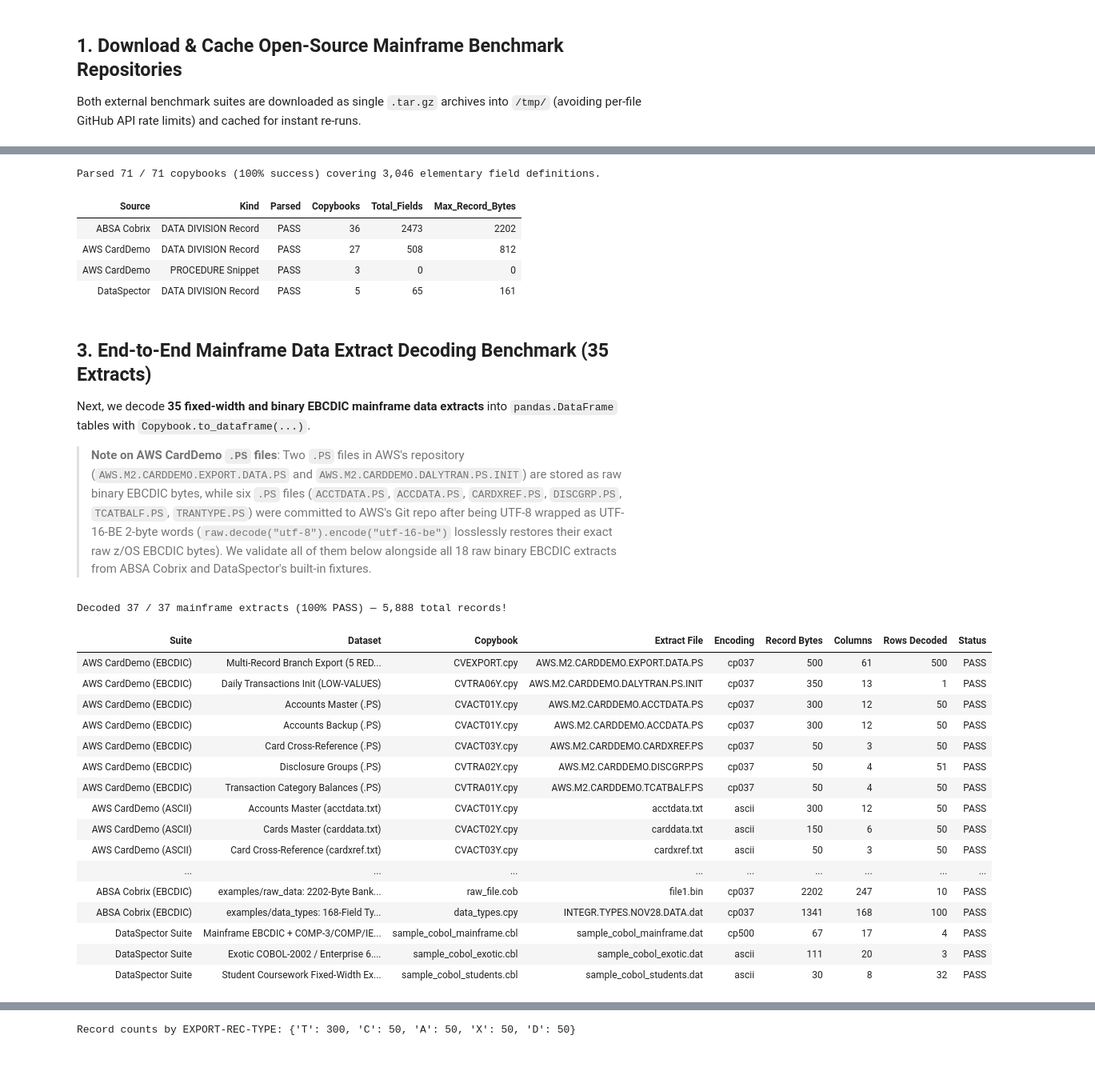
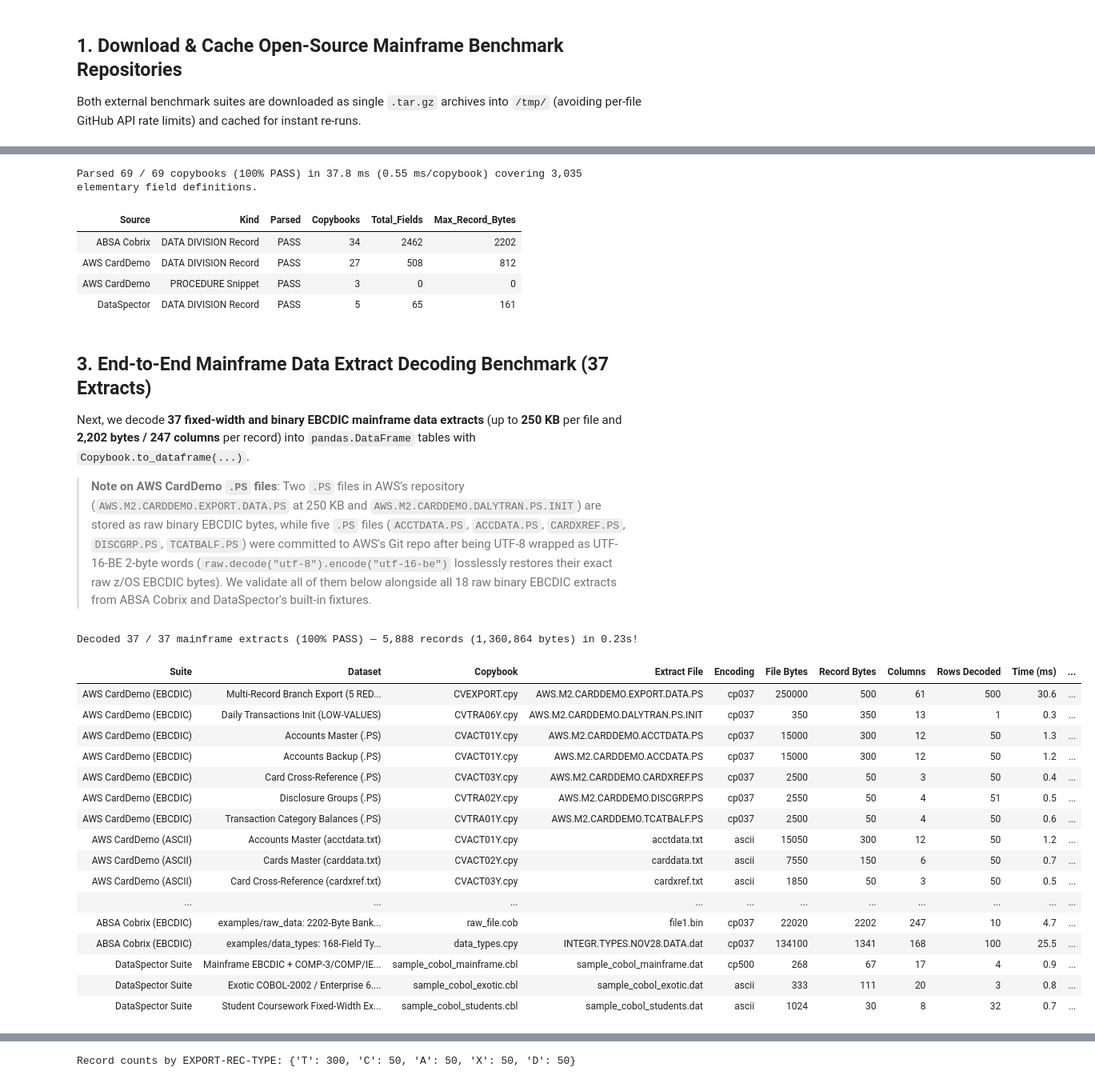
Before and after one commit to aberndsen/dataspector, a Jupyter notebook: notebooks/validate_mainframe_extracts.ipynb, the cells around one changed output, grey strips where cells are left out. Shown at 80% size. Drawn from its saved outputs; the diff is of its cells as text; code cells hidden in the pictures; blank space fills up the shorter version.

```diff
--- a/notebooks/validate_mainframe_extracts.ipynb
+++ b/notebooks/validate_mainframe_extracts.ipynb
@@ -16,6 +30,7 @@ from __future__ import annotations
 import io
 import pathlib
 import tarfile
+import time
 import urllib.request
 
 import pandas as pd
@@ -65,8 +80,15 @@ def fetch_github_tarball(url: str, dest_dir: pathlib.Path, prefixes: tuple[str,
 fetch_github_tarball(CARDDEMO_TARBALL, CARDDEMO_DIR, ("app/cpy/", "app/data/"))
 fetch_github_tarball(COBRIX_TARBALL, COBRIX_DIR, ("data/", "examples/"))
 
+cobrix_copybooks = sorted(
+    p
+    for p in list(COBRIX_DIR.rglob("*.cob")) + list(COBRIX_DIR.rglob("*.cpy"))
+    if p.relative_to(COBRIX_DIR).parts[0] in ("data", "examples")
+    and "spark-cobol-app" not in str(p)
+)
+
 print("AWS CardDemo copybooks :", len(list((CARDDEMO_DIR / "app/cpy").glob("*"))))
-print("ABSA Cobrix copybooks  :", len(list(COBRIX_DIR.rglob("*.cob")) + list(COBRIX_DIR.rglob("*.cpy"))))
+print("ABSA Cobrix copybooks  :", len(cobrix_copybooks))
 print("Local test copybooks   :", len(list(LOCAL_DATA_DIR.glob("*.cbl"))))
 # %% [output]
 AWS CardDemo copybooks : 30
@@ -79,13 +101,11 @@ First, we parse every copybook across all three repositories using `Copybook(pat
 # %%
 copybook_paths: list[tuple[str, pathlib.Path]] = (
     [("AWS CardDemo", p) for p in sorted((CARDDEMO_DIR / "app/cpy").glob("*"))]
-    + [
-        ("ABSA Cobrix", p)
-        for p in sorted(list(COBRIX_DIR.rglob("*.cob")) + list(COBRIX_DIR.rglob("*.cpy")))
-    ]
+    + [("ABSA Cobrix", p) for p in cobrix_copybooks]
     + [("DataSpector", p) for p in sorted(LOCAL_DATA_DIR.glob("*.cbl"))]
 )
 
+t0 = time.perf_counter()
 copybook_rows = []
 for source_name, path in copybook_paths:
     cbl = Copybook(path)
@@ -103,11 +123,13 @@ for source_name, path in copybook_paths:
             "Parsed": "PASS",
         }
     )
+elapsed_cpy_ms = (time.perf_counter() - t0) * 1000
 
 df_copybooks = pd.DataFrame(copybook_rows)
 print(
-    f"Parsed {len(df_copybooks)} / {len(copybook_paths)} copybooks (100% success) "
-    f"covering {df_copybooks['Total Fields (w/ REDEFINES)'].sum():,} elementary field definitions."
+    f"Parsed {len(df_copybooks)} / {len(copybook_paths)} copybooks (100% PASS) in {elapsed_cpy_ms:.1f} ms "
+    f"({elapsed_cpy_ms / len(df_copybooks):.2f} ms/copybook) covering "
+    f"{df_copybooks['Total Fields (w/ REDEFINES)'].sum():,} elementary field definitions."
 )
 
 df_copybooks.groupby(["Source", "Kind", "Parsed"], as_index=False).agg(
@@ -116,18 +138,18 @@ df_copybooks.groupby(["Source", "Kind", "Parsed"], as_index=False).agg(
     Max_Record_Bytes=("Record Bytes", "max"),
 )
 # %% [output]
-Parsed 71 / 71 copybooks (100% success) covering 3,046 elementary field definitions.
+Parsed 69 / 69 copybooks (100% PASS) in 37.8 ms (0.55 ms/copybook) covering 3,035 elementary field definitions.
 | Source | Kind | Parsed | Copybooks | Total_Fields | Max_Record_Bytes |
-| ABSA Cobrix | DATA DIVISION Record | PASS | 36 | 2473 | 2202 |
+| ABSA Cobrix | DATA DIVISION Record | PASS | 34 | 2462 | 2202 |
 | AWS CardDemo | DATA DIVISION Record | PASS | 27 | 508 | 812 |
 | AWS CardDemo | PROCEDURE Snippet | PASS | 3 | 0 | 0 |
 | DataSpector | DATA DIVISION Record | PASS | 5 | 65 | 161 |
 # %% [markdown]
-## 3. End-to-End Mainframe Data Extract Decoding Benchmark (35 Extracts)
+## 3. End-to-End Mainframe Data Extract Decoding Benchmark (37 Extracts)
 
-Next, we decode **35 fixed-width and binary EBCDIC mainframe data extracts** into `pandas.DataFrame` tables with `Copybook.to_dataframe(...)`.
+Next, we decode **37 fixed-width and binary EBCDIC mainframe data extracts** (up to **250 KB** per file and **2,202 bytes / 247 columns** per record) into `pandas.DataFrame` tables with `Copybook.to_dataframe(...)`.
 
-> **Note on AWS CardDemo `.PS` files**: Two `.PS` files in AWS's repository (`AWS.M2.CARDDEMO.EXPORT.DATA.PS` and `AWS.M2.CARDDEMO.DALYTRAN.PS.INIT`) are stored as raw binary EBCDIC bytes, while six `.PS` files (`ACCTDATA.PS`, `ACCDATA.PS`, `CARDXREF.PS`, `DISCGRP.PS`, `TCATBALF.PS`, `TRANTYPE.PS`) were committed to AWS's Git repo after being UTF-8 wrapped as UTF-16-BE 2-byte words (`raw.decode("utf-8").encode("utf-16-be")` losslessly restores their exact raw z/OS EBCDIC bytes). We validate all of them below alongside all 18 raw binary EBCDIC extracts from ABSA Cobrix and DataSpector's built-in fixtures.
+> **Note on AWS CardDemo `.PS` files**: Two `.PS` files in AWS's repository (`AWS.M2.CARDDEMO.EXPORT.DATA.PS` at 250 KB and `AWS.M2.CARDDEMO.DALYTRAN.PS.INIT`) are stored as raw binary EBCDIC bytes, while five `.PS` files (`ACCTDATA.PS`, `ACCDATA.PS`, `CARDXREF.PS`, `DISCGRP.PS`, `TCATBALF.PS`) were committed to AWS's Git repo after being UTF-8 wrapped as UTF-16-BE 2-byte words (`raw.decode("utf-8").encode("utf-16-be")` losslessly restores their exact raw z/OS EBCDIC bytes). We validate all of them below alongside all 18 raw binary EBCDIC extracts from ABSA Cobrix and DataSpector's built-in fixtures.
 # %%
 def prepare_carddemo_ebcdic(ps_path: pathlib.Path, expected_rec_len: int) -> pathlib.Path:
     """Return path to raw EBCDIC bytes, unwrapping UTF-8/UTF-16-BE Git encoding if needed."""
@@ -446,6 +468,7 @@ extract_specs: list[tuple[str, str, pathlib.Path, pathlib.Path, str, bool]] = [
     ),
 ]
 
+t0 = time.perf_counter()
 extract_results = []
 decoded_frames: dict[str, pd.DataFrame] = {}
 
@@ -456,52 +479,58 @@ for suite, label, cpy_path, dat_path, enc, inc_redef in extract_specs:
         if suite == "AWS CardDemo (EBCDIC)"
         else dat_path
     )
+    t_start = time.perf_counter()
     df = cbl.to_dataframe(
         effective_dat,
         encoding=enc,
         include_redefines=inc_redef,
         include_filler=False,
     )
+    dt_ms = (time.perf_counter() - t_start) * 1000
     decoded_frames[label] = df
     extract_results.append(
         {
             "Suite": suite,
             "Dataset": label,
             "Copybook": cpy_path.name,
             "Extract File": dat_path.name,
             "Encoding": enc,
+            "File Bytes": effective_dat.stat().st_size,
             "Record Bytes": cbl.record_length,
             "Columns": len(df.columns),
             "Rows Decoded": len(df),
+            "Time (ms)": round(dt_ms, 1),
             "Status": "PASS",
         }
     )
 
+total_extract_sec = time.perf_counter() - t0
 df_extract_summary = pd.DataFrame(extract_results)
 print(
     f"Decoded {len(df_extract_summary)} / {len(extract_specs)} mainframe extracts "
-    f"(100% PASS) — {df_extract_summary['Rows Decoded'].sum():,} total records!"
+    f"(100% PASS) — {df_extract_summary['Rows Decoded'].sum():,} records "
+    f"({df_extract_summary['File Bytes'].sum():,} bytes) in {total_extract_sec:.2f}s!"
 )
 df_extract_summary
 # %% [output]
-Decoded 37 / 37 mainframe extracts (100% PASS) — 5,888 total records!
+Decoded 37 / 37 mainframe extracts (100% PASS) — 5,888 records (1,360,864 bytes) in 0.23s!
-| Suite | Dataset | Copybook | Extract File | Encoding | Record Bytes | Columns | Rows Decoded | Status |
-| AWS CardDemo (EBCDIC) | Multi-Record Branch Export (5 RED... | CVEXPORT.cpy | AWS.M2.CARDDEMO.EXPORT.DATA.PS | cp037 | 500 | 61 | 500 | PASS |
-| AWS CardDemo (EBCDIC) | Daily Transactions Init (LOW-VALUES) | CVTRA06Y.cpy | AWS.M2.CARDDEMO.DALYTRAN.PS.INIT | cp037 | 350 | 13 | 1 | PASS |
-| AWS CardDemo (EBCDIC) | Accounts Master (.PS) | CVACT01Y.cpy | AWS.M2.CARDDEMO.ACCTDATA.PS | cp037 | 300 | 12 | 50 | PASS |
-| AWS CardDemo (EBCDIC) | Accounts Backup (.PS) | CVACT01Y.cpy | AWS.M2.CARDDEMO.ACCDATA.PS | cp037 | 300 | 12 | 50 | PASS |
-| AWS CardDemo (EBCDIC) | Card Cross-Reference (.PS) | CVACT03Y.cpy | AWS.M2.CARDDEMO.CARDXREF.PS | cp037 | 50 | 3 | 50 | PASS |
-| AWS CardDemo (EBCDIC) | Disclosure Groups (.PS) | CVTRA02Y.cpy | AWS.M2.CARDDEMO.DISCGRP.PS | cp037 | 50 | 4 | 51 | PASS |
-| AWS CardDemo (EBCDIC) | Transaction Category Balances (.PS) | CVTRA01Y.cpy | AWS.M2.CARDDEMO.TCATBALF.PS | cp037 | 50 | 4 | 50 | PASS |
-| AWS CardDemo (ASCII) | Accounts Master (acctdata.txt) | CVACT01Y.cpy | acctdata.txt | ascii | 300 | 12 | 50 | PASS |
-| AWS CardDemo (ASCII) | Cards Master (carddata.txt) | CVACT02Y.cpy | carddata.txt | ascii | 150 | 6 | 50 | PASS |
-| AWS CardDemo (ASCII) | Card Cross-Reference (cardxref.txt) | CVACT03Y.cpy | cardxref.txt | ascii | 50 | 3 | 50 | PASS |
-| ... | ... | ... | ... | ... | ... | ... | ... | ... |
-| ABSA Cobrix (EBCDIC) | examples/raw_data: 2202-Byte Bank... | raw_file.cob | file1.bin | cp037 | 2202 | 247 | 10 | PASS |
-| ABSA Cobrix (EBCDIC) | examples/data_types: 168-Field Ty... | data_types.cpy | INTEGR.TYPES.NOV28.DATA.dat | cp037 | 1341 | 168 | 100 | PASS |
-| DataSpector Suite | Mainframe EBCDIC + COMP-3/COMP/IE... | sample_cobol_mainframe.cbl | sample_cobol_mainframe.dat | cp500 | 67 | 17 | 4 | PASS |
-| DataSpector Suite | Exotic COBOL-2002 / Enterprise 6.... | sample_cobol_exotic.cbl | sample_cobol_exotic.dat | ascii | 111 | 20 | 3 | PASS |
-| DataSpector Suite | Student Coursework Fixed-Width Ex... | sample_cobol_students.cbl | sample_cobol_students.dat | ascii | 30 | 8 | 32 | PASS |
+| Suite | Dataset | Copybook | Extract File | Encoding | File Bytes | Record Bytes | Columns | Rows Decoded | Time (ms) | ... |
+| AWS CardDemo (EBCDIC) | Multi-Record Branch Export (5 RED... | CVEXPORT.cpy | AWS.M2.CARDDEMO.EXPORT.DATA.PS | cp037 | 250000 | 500 | 61 | 500 | 30.6 | ... |
+| AWS CardDemo (EBCDIC) | Daily Transactions Init (LOW-VALUES) | CVTRA06Y.cpy | AWS.M2.CARDDEMO.DALYTRAN.PS.INIT | cp037 | 350 | 350 | 13 | 1 | 0.3 | ... |
+| AWS CardDemo (EBCDIC) | Accounts Master (.PS) | CVACT01Y.cpy | AWS.M2.CARDDEMO.ACCTDATA.PS | cp037 | 15000 | 300 | 12 | 50 | 1.3 | ... |
+| AWS CardDemo (EBCDIC) | Accounts Backup (.PS) | CVACT01Y.cpy | AWS.M2.CARDDEMO.ACCDATA.PS | cp037 | 15000 | 300 | 12 | 50 | 1.2 | ... |
+| AWS CardDemo (EBCDIC) | Card Cross-Reference (.PS) | CVACT03Y.cpy | AWS.M2.CARDDEMO.CARDXREF.PS | cp037 | 2500 | 50 | 3 | 50 | 0.4 | ... |
+| AWS CardDemo (EBCDIC) | Disclosure Groups (.PS) | CVTRA02Y.cpy | AWS.M2.CARDDEMO.DISCGRP.PS | cp037 | 2550 | 50 | 4 | 51 | 0.5 | ... |
+| AWS CardDemo (EBCDIC) | Transaction Category Balances (.PS) | CVTRA01Y.cpy | AWS.M2.CARDDEMO.TCATBALF.PS | cp037 | 2500 | 50 | 4 | 50 | 0.6 | ... |
+| AWS CardDemo (ASCII) | Accounts Master (acctdata.txt) | CVACT01Y.cpy | acctdata.txt | ascii | 15050 | 300 | 12 | 50 | 1.2 | ... |
+| AWS CardDemo (ASCII) | Cards Master (carddata.txt) | CVACT02Y.cpy | carddata.txt | ascii | 7550 | 150 | 6 | 50 | 0.7 | ... |
+| AWS CardDemo (ASCII) | Card Cross-Reference (cardxref.txt) | CVACT03Y.cpy | cardxref.txt | ascii | 1850 | 50 | 3 | 50 | 0.5 | ... |
+| ... | ... | ... | ... | ... | ... | ... | ... | ... | ... | ... |
+| ABSA Cobrix (EBCDIC) | examples/raw_data: 2202-Byte Bank... | raw_file.cob | file1.bin | cp037 | 22020 | 2202 | 247 | 10 | 4.7 | ... |
+| ABSA Cobrix (EBCDIC) | examples/data_types: 168-Field Ty... | data_types.cpy | INTEGR.TYPES.NOV28.DATA.dat | cp037 | 134100 | 1341 | 168 | 100 | 25.5 | ... |
+| DataSpector Suite | Mainframe EBCDIC + COMP-3/COMP/IE... | sample_cobol_mainframe.cbl | sample_cobol_mainframe.dat | cp500 | 268 | 67 | 17 | 4 | 0.9 | ... |
+| DataSpector Suite | Exotic COBOL-2002 / Enterprise 6.... | sample_cobol_exotic.cbl | sample_cobol_exotic.dat | ascii | 333 | 111 | 20 | 3 | 0.8 | ... |
+| DataSpector Suite | Student Coursework Fixed-Width Ex... | sample_cobol_students.cbl | sample_cobol_students.dat | ascii | 1024 | 30 | 8 | 32 | 0.7 | ... |
 # %% [markdown]
 ### Executive Rollup by Benchmark Suite
 # %%
```
Also changed, not shown: parts of 10 cells of this notebook, 5 other files.
